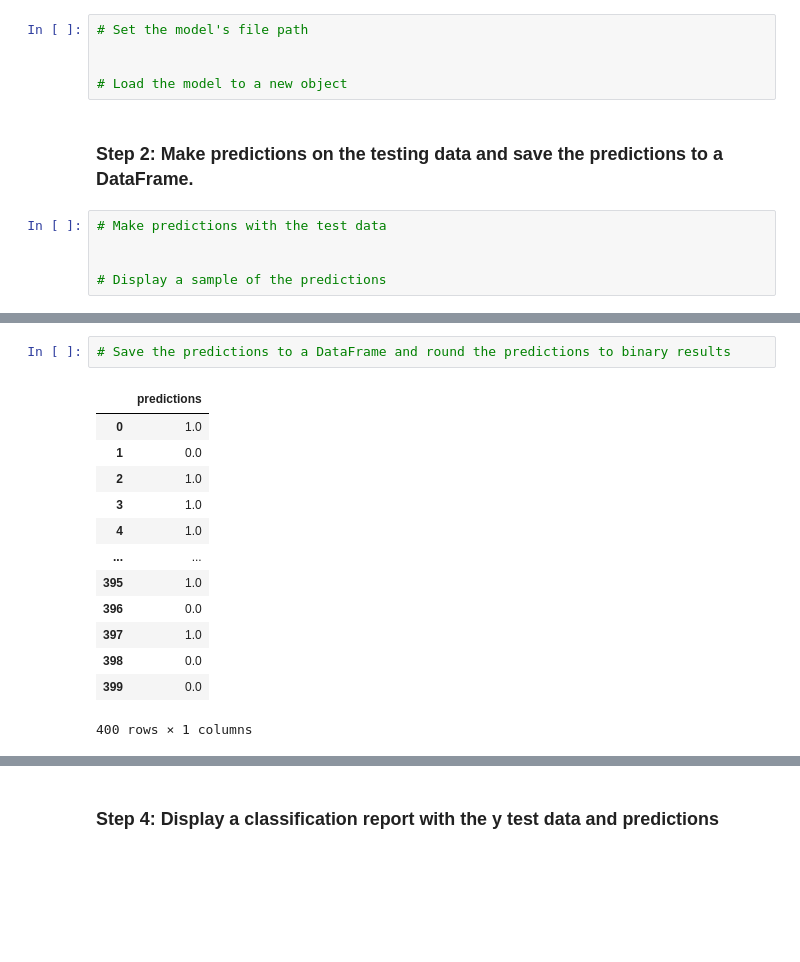
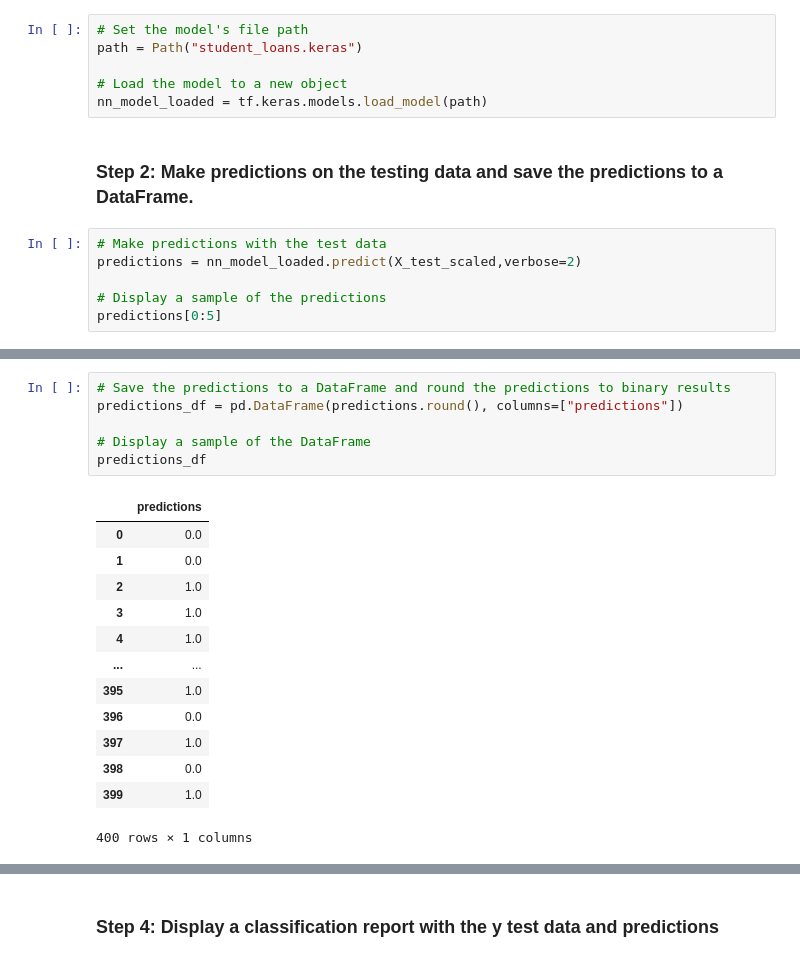
Before and after one commit to housker-columbia/neural-network-challenge-1, a Jupyter notebook: student_loans_with_deep_learning.ipynb, the cells around one changed output, grey strips where cells are left out. Drawn from its saved outputs; the diff is of its cells as text; blank space fills up the shorter version.

Commit message:
prediction and evaluation

```diff
--- a/student_loans_with_deep_learning.ipynb
+++ b/student_loans_with_deep_learning.ipynb
@@ -237,14 +237,16 @@ nn_model.save(path)
 ### Step 1: Reload your saved model.
 # %%
 # Set the model's file path
-
+path = Path("student_loans.keras")
 
 # Load the model to a new object
+nn_model_loaded = tf.keras.models.load_model(path)
 # %% [markdown]
 ### Step 2: Make predictions on the testing data and save the predictions to a DataFrame.
 # %%
 # Make predictions with the test data
-
+predictions = nn_model_loaded.predict(X_test_scaled,verbose=2)
 
 # Display a sample of the predictions
+predictions[0:5]
 # %% [output]
@@ -257,8 +259,12 @@ array([[0.63573396],
 # %%
 # Save the predictions to a DataFrame and round the predictions to binary results
+predictions_df = pd.DataFrame(predictions.round(), columns=["predictions"])
+
+# Display a sample of the DataFrame
+predictions_df
 # %% [output]
 |  | predictions |
-| 0 | 1.0 |
+| 0 | 0.0 |
 | 1 | 0.0 |
 | 2 | 1.0 |
 | 3 | 1.0 |
@@ -268,5 +274,5 @@ array([[0.63573396],
 | 396 | 0.0 |
 | 397 | 1.0 |
 | 398 | 0.0 |
-| 399 | 0.0 |
+| 399 | 1.0 |
 400 rows × 1 columns
```
Also changed, not shown: parts of 3 cells of this notebook.
